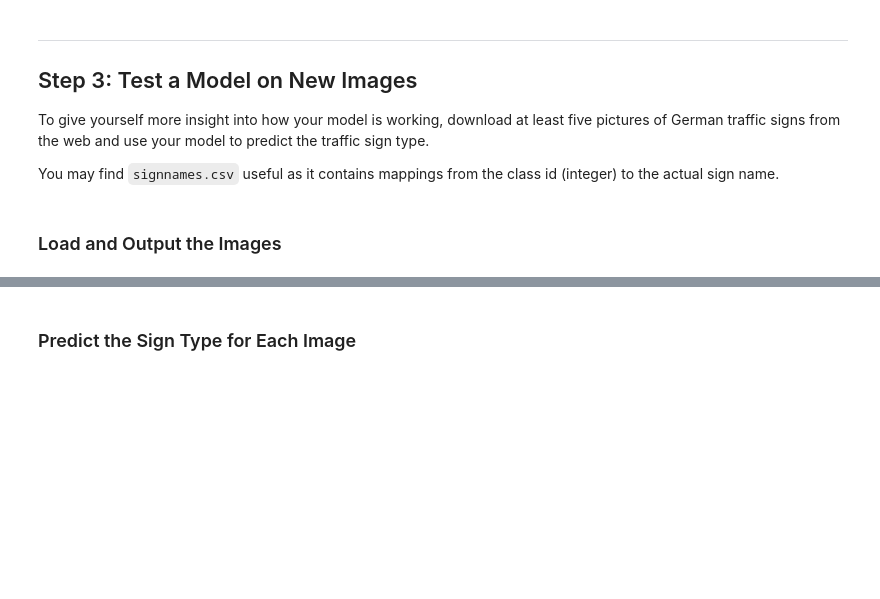
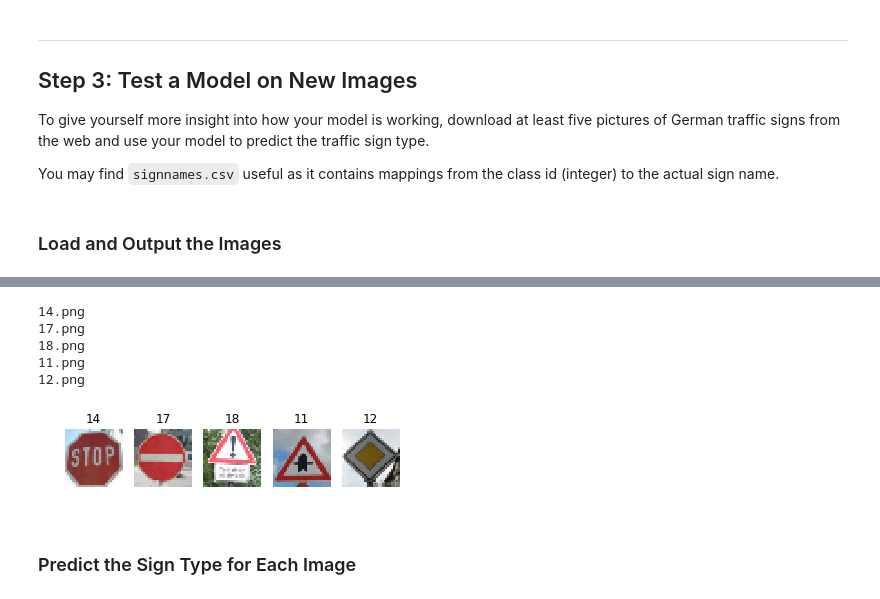
Before and after one commit to mahumberto/course-udacity-selfDrivingCarND, a Jupyter notebook: term1-computerVision-DeepLearning/06-proj-trafficSignClassifier/02-proj-trafficSignClassifier.ipynb, the cells around one changed output, grey strips where cells are left out. Cells and saved outputs as stored; diff of their text form; code cells hidden in the pictures; blank space fills up the shorter version.

```diff
--- a/term1-computerVision-DeepLearning/06-proj-trafficSignClassifier/02-proj-trafficSignClassifier.ipynb
+++ b/term1-computerVision-DeepLearning/06-proj-trafficSignClassifier/02-proj-trafficSignClassifier.ipynb
@@ -575,19 +497,38 @@ You may find `signnames.csv` useful as it contains mappings from the class id (i
 # %%
 import cv2
 import os, os.path
-#import matplotlib.pyplot as plt
-#import matplotlib.gridspec as gridspec
+import matplotlib.pyplot as plt
 
-#%matplotlib inline
+%matplotlib inline
 
-tf_NewDataset = []
-path = "./20-proj-extraImages"
+X_testExtra = []
+y_testExtra = []
+
+path = "./10-proj-extraImages"
 for file in os.listdir(path):
+    print(file)
     img = cv2.imread(os.path.join(path,file))
-    img = cv2.cvtColor(img, cv2.COLOR_BGR2RGB)
     img = cv2.resize(img,(32,32))
-    #print(rimg.shape)
-    tf_NewDataset.append(img)
+    #img = cv2.cvtColor(img, cv2.COLOR_RGB2BGR)
+    X_testExtra.append(img)
+    y_testExtra.append(int(os.path.splitext(file)[0]))
+# %% [output]
+14.png
+17.png
+18.png
+11.png
+12.png
+# %%
+# Plot the extracted and scaled images
+f, axarr = plt.subplots(1, len(X_testExtra))
+
+for index in range(len(X_testExtra)):
+    axarr[index].axis('off')
+    axarr[index].set_title(y_testExtra[index])
+    axarr[index].imshow(X_testExtra[index])
+plt.show()
+# %% [output]
+[figure, added]
 # %% [markdown]
 ### Predict the Sign Type for Each Image
 # %%
```
Also changed, not shown: parts of 24 cells of this notebook.
